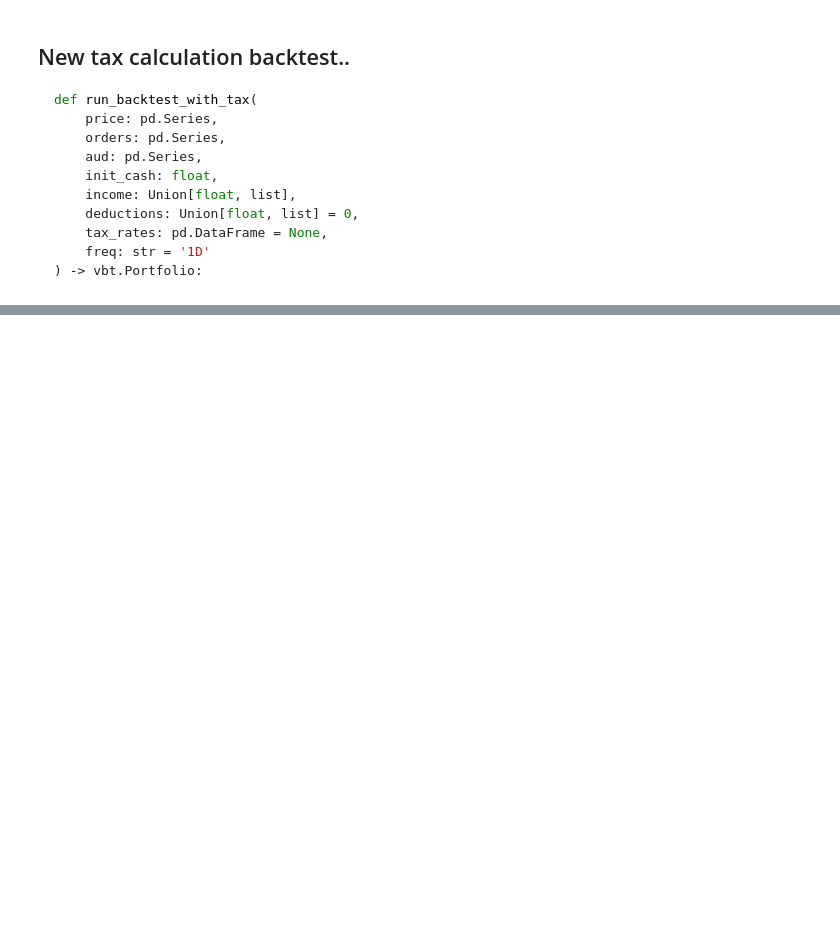
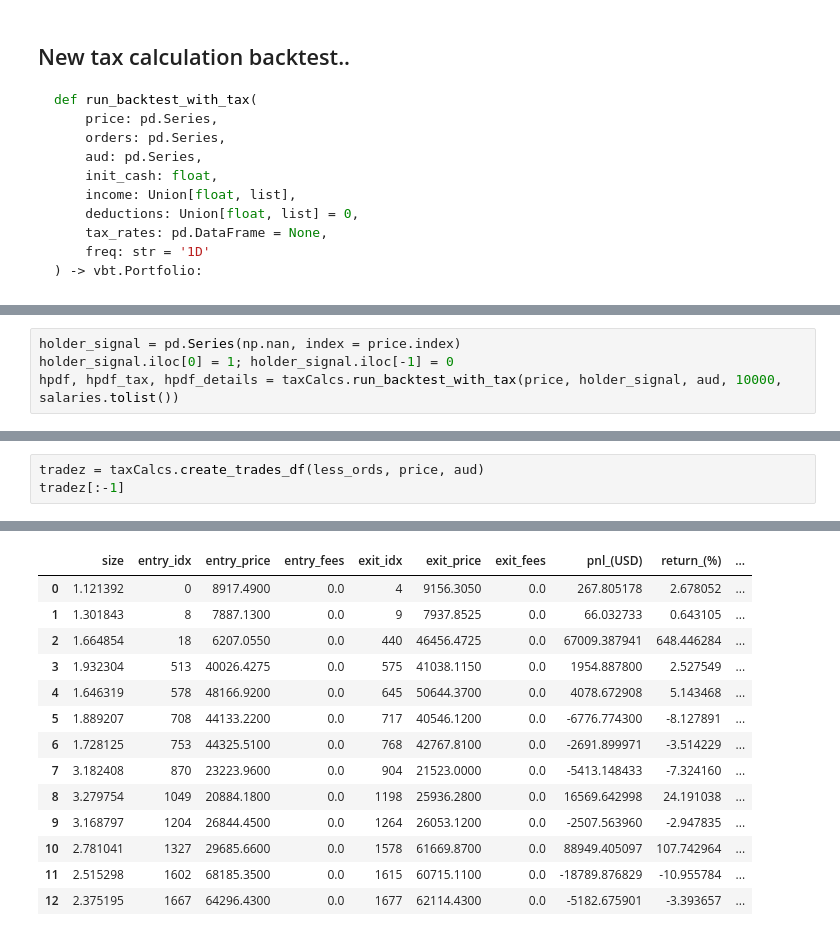
Before and after one commit to HelloThereMatey/vbt_tax, a Jupyter notebook: vbt_bitty_42Macro.ipynb, the cells around one changed output, grey strips where cells are left out. Drawn from its saved outputs; the diff is of its cells as text; blank space fills up the shorter version.

```diff
--- a/vbt_bitty_42Macro.ipynb
+++ b/vbt_bitty_42Macro.ipynb
@@ -594,0 +486,4 @@ np.float64(7463.148803201097)
+# %%
+holder_signal = pd.Series(np.nan, index = price.index)
+holder_signal.iloc[0] = 1; holder_signal.iloc[-1] = 0
+hpdf, hpdf_tax, hpdf_details = taxCalcs.run_backtest_with_tax(price, holder_signal, aud, 10000, salaries.tolist())
@@ -594,0 +591,4 @@ np.float64(7463.148803201097)
+# %%
+tradez = taxCalcs.create_trades_df(less_ords, price, aud)
+tradez[:-1]
+# %% [output]
@@ -594,0 +599,14 @@ np.float64(7463.148803201097)
+|  | size | entry_idx | entry_price | entry_fees | exit_idx | exit_price | exit_fees | pnl_(USD) | return_(%) | ... |
+| 0 | 1.121392 | 0 | 8917.4900 | 0.0 | 4 | 9156.3050 | 0.0 | 267.805178 | 2.678052 | ... |
+| 1 | 1.301843 | 8 | 7887.1300 | 0.0 | 9 | 7937.8525 | 0.0 | 66.032733 | 0.643105 | ... |
+| 2 | 1.664854 | 18 | 6207.0550 | 0.0 | 440 | 46456.4725 | 0.0 | 67009.387941 | 648.446284 | ... |
+| 3 | 1.932304 | 513 | 40026.4275 | 0.0 | 575 | 41038.1150 | 0.0 | 1954.887800 | 2.527549 | ... |
+| 4 | 1.646319 | 578 | 48166.9200 | 0.0 | 645 | 50644.3700 | 0.0 | 4078.672908 | 5.143468 | ... |
+| 5 | 1.889207 | 708 | 44133.2200 | 0.0 | 717 | 40546.1200 | 0.0 | -6776.774300 | -8.127891 | ... |
+| 6 | 1.728125 | 753 | 44325.5100 | 0.0 | 768 | 42767.8100 | 0.0 | -2691.899971 | -3.514229 | ... |
+| 7 | 3.182408 | 870 | 23223.9600 | 0.0 | 904 | 21523.0000 | 0.0 | -5413.148433 | -7.324160 | ... |
+| 8 | 3.279754 | 1049 | 20884.1800 | 0.0 | 1198 | 25936.2800 | 0.0 | 16569.642998 | 24.191038 | ... |
+| 9 | 3.168797 | 1204 | 26844.4500 | 0.0 | 1264 | 26053.1200 | 0.0 | -2507.563960 | -2.947835 | ... |
+| 10 | 2.781041 | 1327 | 29685.6600 | 0.0 | 1578 | 61669.8700 | 0.0 | 88949.405097 | 107.742964 | ... |
+| 11 | 2.515298 | 1602 | 68185.3500 | 0.0 | 1615 | 60715.1100 | 0.0 | -18789.876829 | -10.955784 | ... |
+| 12 | 2.375195 | 1667 | 64296.4300 | 0.0 | 1677 | 62114.4300 | 0.0 | -5182.675901 | -3.393657 | ... |
```
Also changed, not shown: parts of 32 cells of this notebook, 5 other files.
